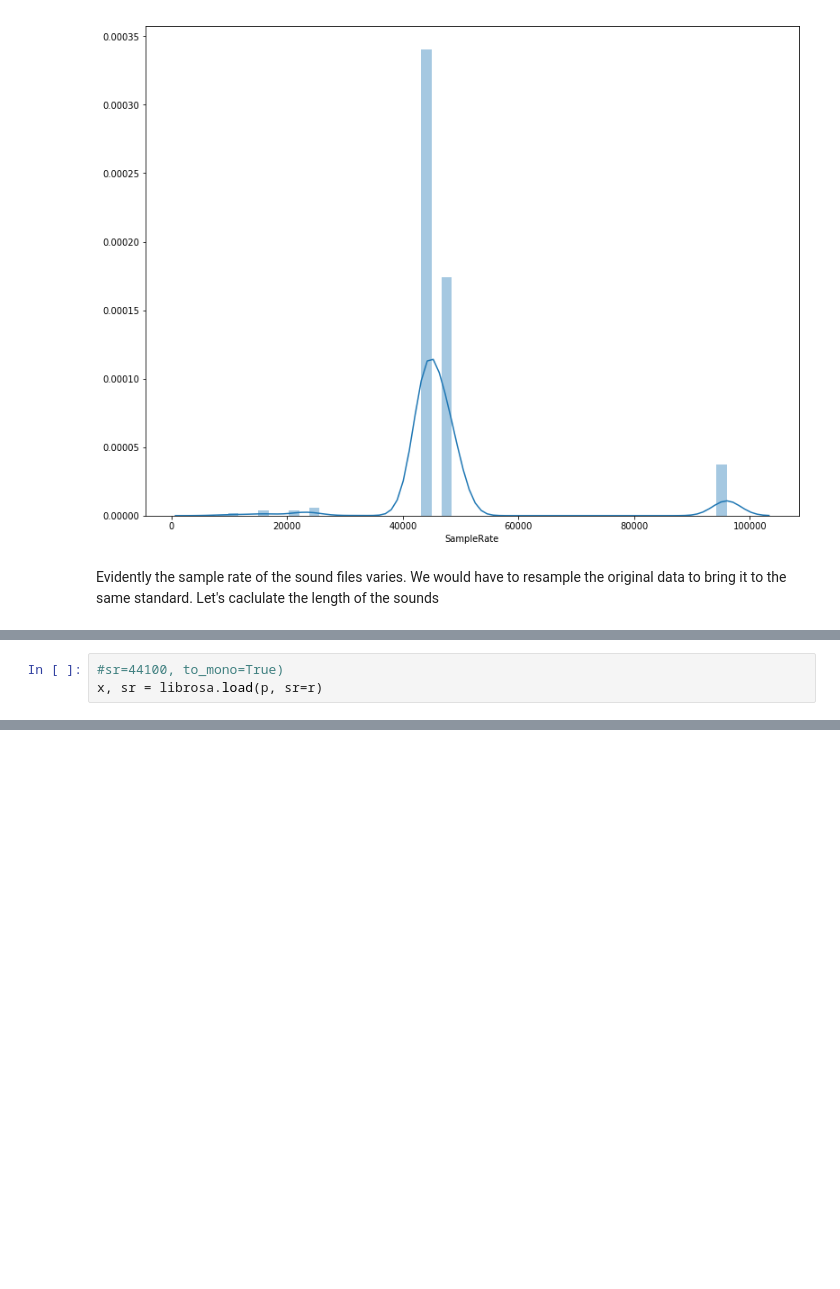
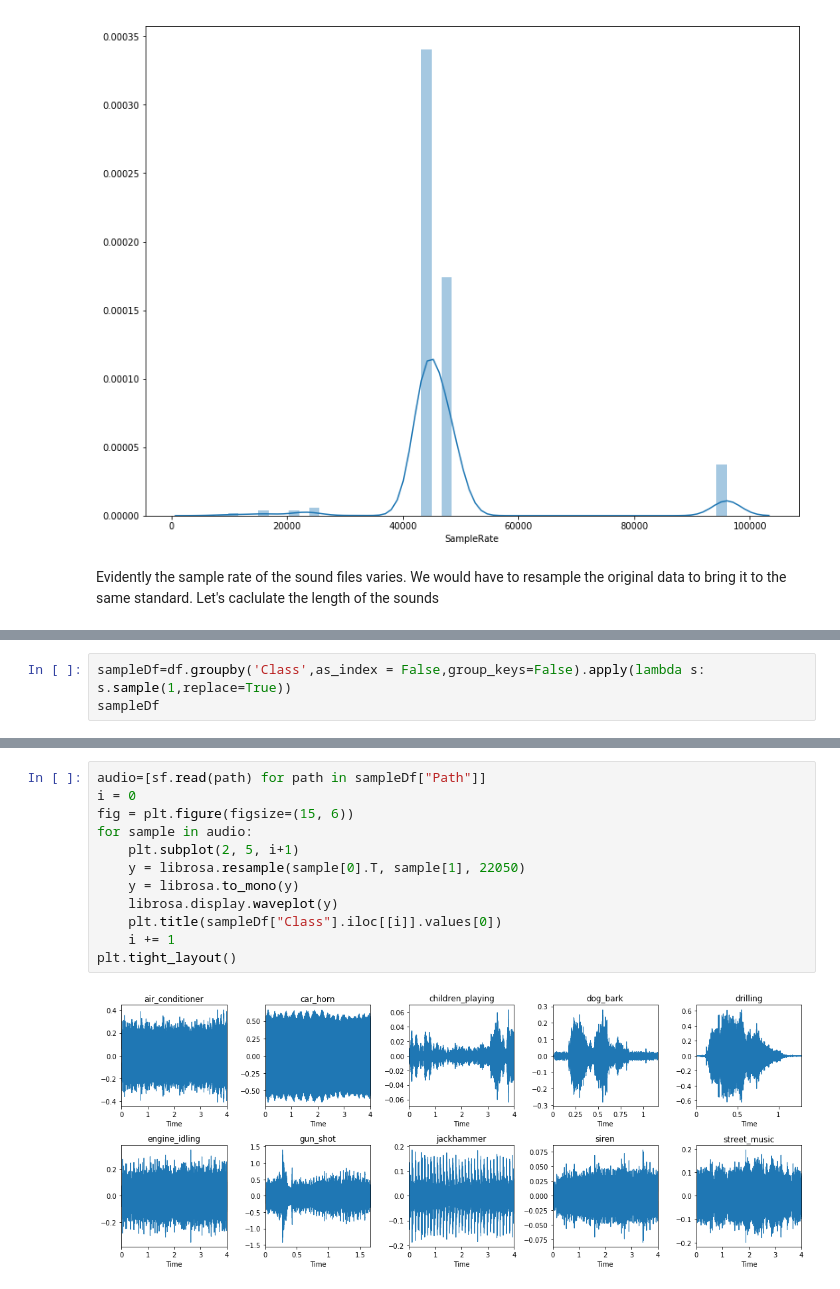
Before and after one commit to v2msLabs/ML1020-Course-Project, a Jupyter notebook: src/main.ipynb, the cells around one changed output, grey strips where cells are left out. Cells and saved outputs as stored; diff of their text form; blank space fills up the shorter version.

```diff
--- a/src/main.ipynb
+++ b/src/main.ipynb
@@ -182,3 +160,0 @@ IPython.display.Audio(data=siren,rate=r)
-# %%
-#sr=44100, to_mono=True)
-x, sr = librosa.load(p, sr=r)
@@ -188,0 +161,3 @@ x.shape
+# %%
+sampleDf=df.groupby('Class',as_index = False,group_keys=False).apply(lambda s: s.sample(1,replace=True))
+sampleDf
@@ -188,0 +190,14 @@ x.shape
+# %%
+audio=[sf.read(path) for path in sampleDf["Path"]]
+i = 0
+fig = plt.figure(figsize=(15, 6))
+for sample in audio:
+    plt.subplot(2, 5, i+1)
+    y = librosa.resample(sample[0].T, sample[1], 22050)
+    y = librosa.to_mono(y)
+    librosa.display.waveplot(y)
+    plt.title(sampleDf["Class"].iloc[[i]].values[0])
+    i += 1
+plt.tight_layout()
+# %% [output]
+[figure, added]
```
Also changed, not shown: parts of 27 cells of this notebook.
